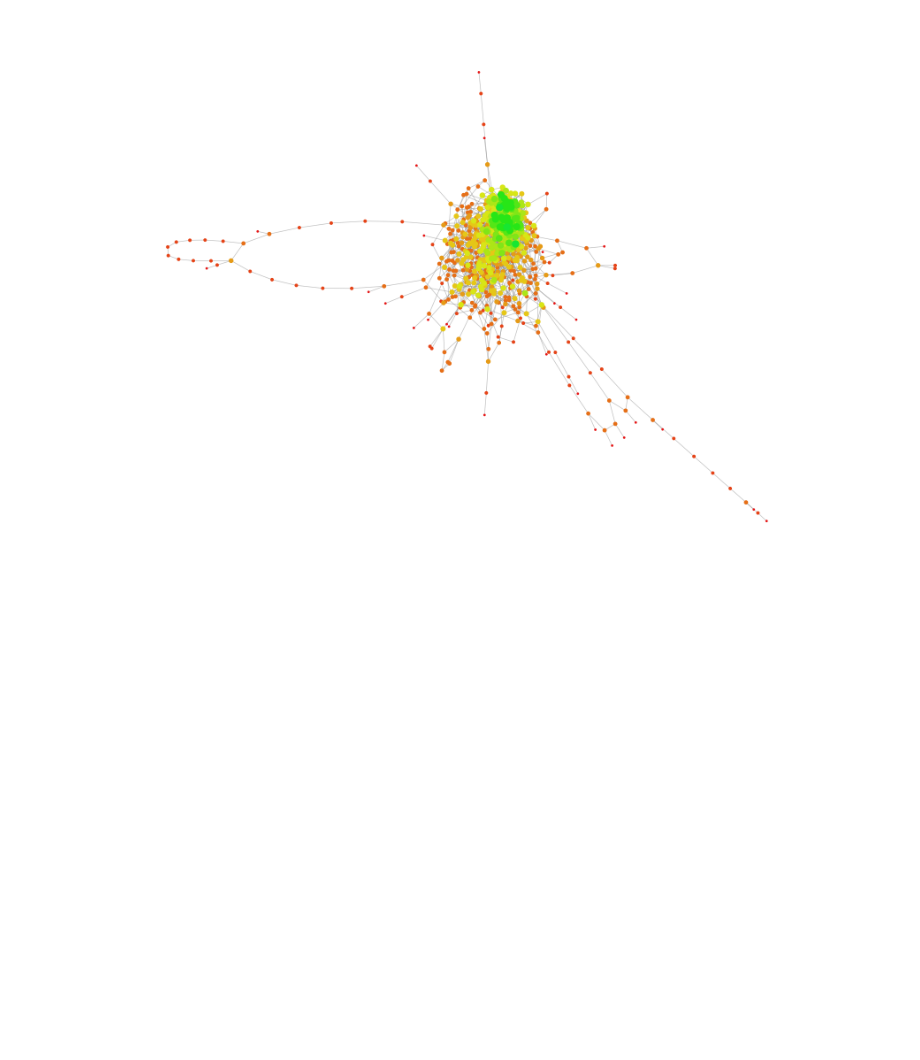
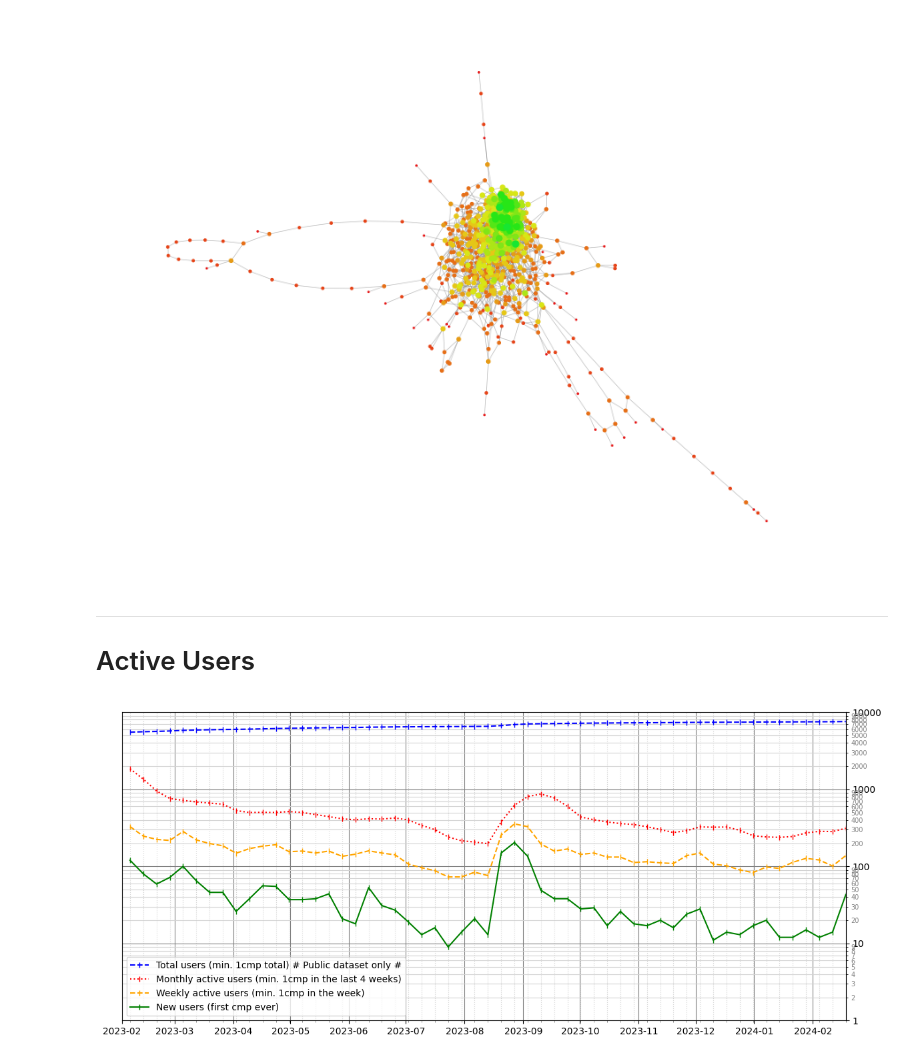
Before and after one commit to NatNgs/Tournesol-Stats, a Jupyter notebook: notebooks/standalone.ipynb, the cells around one changed output. Saved outputs shown, nothing was run; the diff lists cells and outputs as text; code cells hidden in the pictures; blank space fills up the shorter version.

```diff
--- a/notebooks/standalone.ipynb
+++ b/notebooks/standalone.ipynb
@@ -129,3 +139,58 @@ min & max colors: 1 11
 Image size: 8.2x6.1
 <Figure size 640x480 with 0 Axes>
 [figure]
+# %% [markdown]
+-----
+
+# Active Users
+# %%
+## User count over time
+def usercount_graph():
+	actives:dict[str,set[str]] = PUBLIC_DATASET.comparisons.groupby('week_date')['public_username'].unique().aggregate(set).to_dict() # date:{user, ...}
+	account_creation:dict[str,str] = PUBLIC_DATASET.comparisons.groupby('public_username')['week_date'].min().to_dict() # user: date
+
+	activesmonth: dict[str, set[str]] = dict() # date:{user, ...}
+	l_dates: list[str] = sorted(actives.keys())
+	for i in range(4,len(l_dates)):
+		activesmonth[l_dates[i]] = actives[l_dates[i]].union(actives[l_dates[i-1]]).union(actives[l_dates[i-2]]).union(actives[l_dates[i-3]])
+
+	one_year_ago = (datetime.now() - relativedelta(years=1, weeks=5)).isoformat()
+
+	dates = [d for d in l_dates if d > one_year_ago]
+
+	l_total: list[int] = [len([a for a in account_creation if account_creation[a] <= d]) for d in dates]
+	l_actives_4: list[int] = [len(activesmonth[d]) for d in dates[1:]]
+	l_actives: list[int] = [len(actives[d]) for d in dates[1:]]
+	l_news: list[int] = [l_total[i] - l_total[i-1] for i in range(1,len(l_total))]
+	l_datetimes: list[datetime] = [datetime.fromisoformat(k) for k in dates[1:]]
+
+	l_total.pop(0)
+
+
+	fig, ax = plt.subplots()
+	fig.set_size_inches(14, 6)
+	ax.set_yscale('log')
+	ax.set_ylim(ymin=1, ymax=10**math.ceil(np.log10(l_total[-1])))
+	ax.set_xlim(xmin=l_datetimes[1], xmax=l_datetimes[-1])
+	ax.yaxis.set_ticks_position('right')
+	ax.yaxis.set_major_formatter(mtick.ScalarFormatter())
+	ax.yaxis.set_minor_formatter(mtick.ScalarFormatter())
+	ax.yaxis.set_tick_params('minor', labelsize=7, labelcolor='gray')
+
+	myFmt = mdates.DateFormatter('%Y-%m')
+	ax.xaxis.set_ticks(pd.date_range(one_year_ago, datetime.now(), freq='MS'))
+	ax.xaxis.set_major_formatter(myFmt)
+	ax.xaxis.set_ticks(l_datetimes, minor=True)
+	ax.xaxis.set_tick_params('minor', color='gray')
+	ax.grid(visible=True, which='major', axis='y', color='gray')
+	ax.grid(visible=True, which='minor', axis='y', color='lightgray')
+	ax.grid(visible=True, which='major', axis='x', color='gray')
+	ax.grid(visible=True, which='minor', axis='x', color='lightgray', linestyle=':')
+	ax.plot_date(l_datetimes, l_total, xdate=True, color='blue', fmt='|--', label='Total users (min. 1cmp total) # Public dataset only #')
+	ax.plot_date(l_datetimes, l_actives_4, xdate=True, color='red', fmt='|:', label='Monthly active users (min. 1cmp in the last 4 weeks)')
+	ax.plot_date(l_datetimes, l_actives, xdate=True, color='orange', fmt='|--', label='Weekly active users (min. 1cmp in the week)')
+	ax.plot_date(l_datetimes, l_news, xdate=True, fmt='|-', color='green', label='New users (first cmp ever)')
+	ax.legend()
+usercount_graph()
+# %% [output]
+[figure, added]
```
Also changed, not shown: parts of 4 cells of this notebook.
